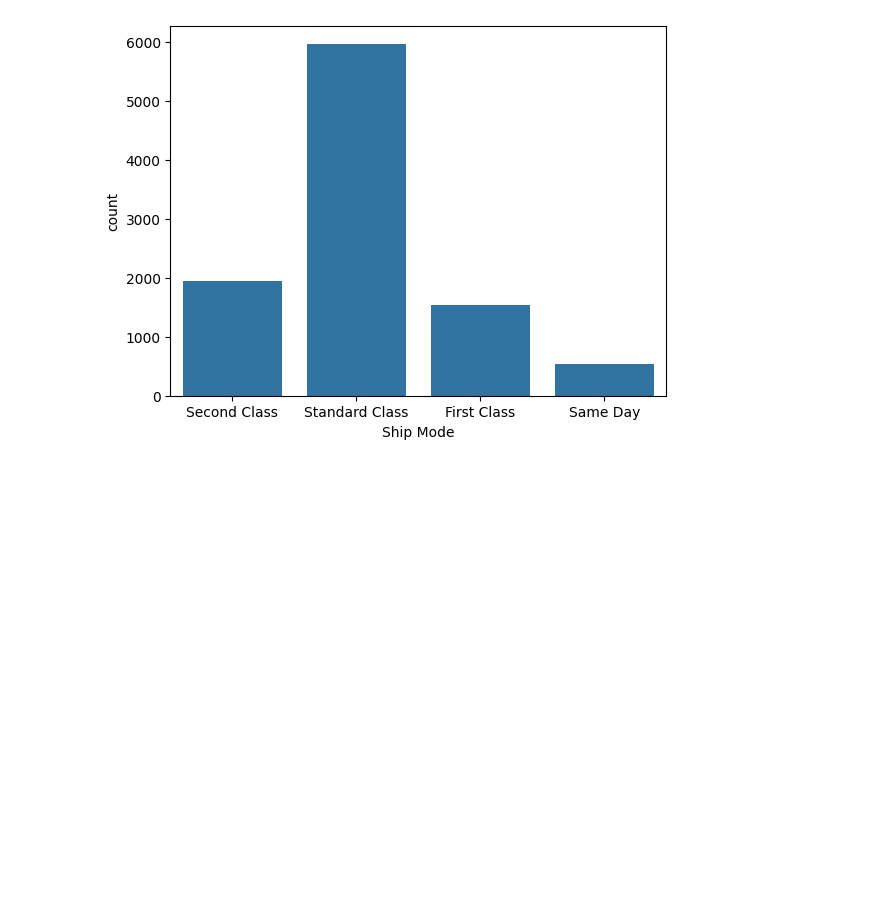
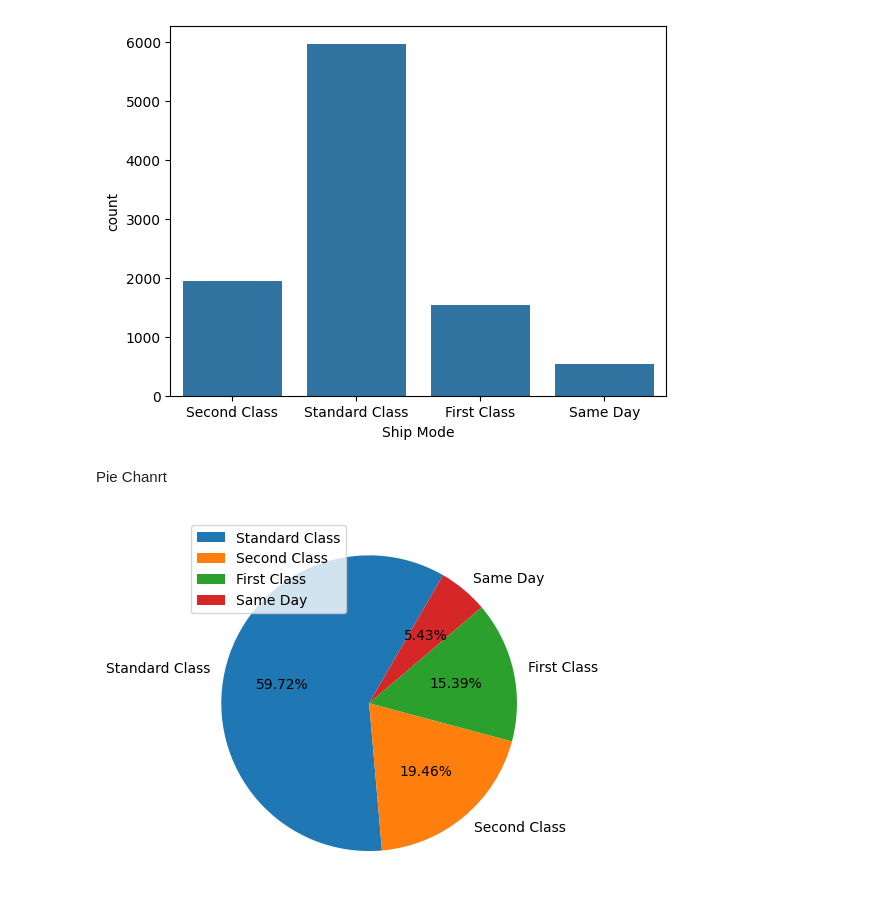
Before and after one commit to sudip-khanal/python-Basics, a Jupyter notebook: Untitled6.ipynb, the cells around one changed output. Cells and saved outputs as stored; diff of their text form; code cells hidden in the pictures; blank space fills up the shorter version.

```diff
--- a/Untitled6.ipynb
+++ b/Untitled6.ipynb
@@ -77,3 +97,13 @@ sns.countplot(x='Ship Mode',data=dataset)
 plt.show()
 # %% [output]
 [figure]
+# %% [markdown]
+Pie Chanrt
+# %%
+x=dataset['Ship Mode'].value_counts().index
+y=dataset['Ship Mode'].value_counts().values
+plt.pie(y,labels=x,startangle=60,autopct="%0.2f%%")
+plt.legend(loc=2)
+plt.show()
+# %% [output]
+[figure, added]
```
Also changed, not shown: parts of 14 cells of this notebook.
